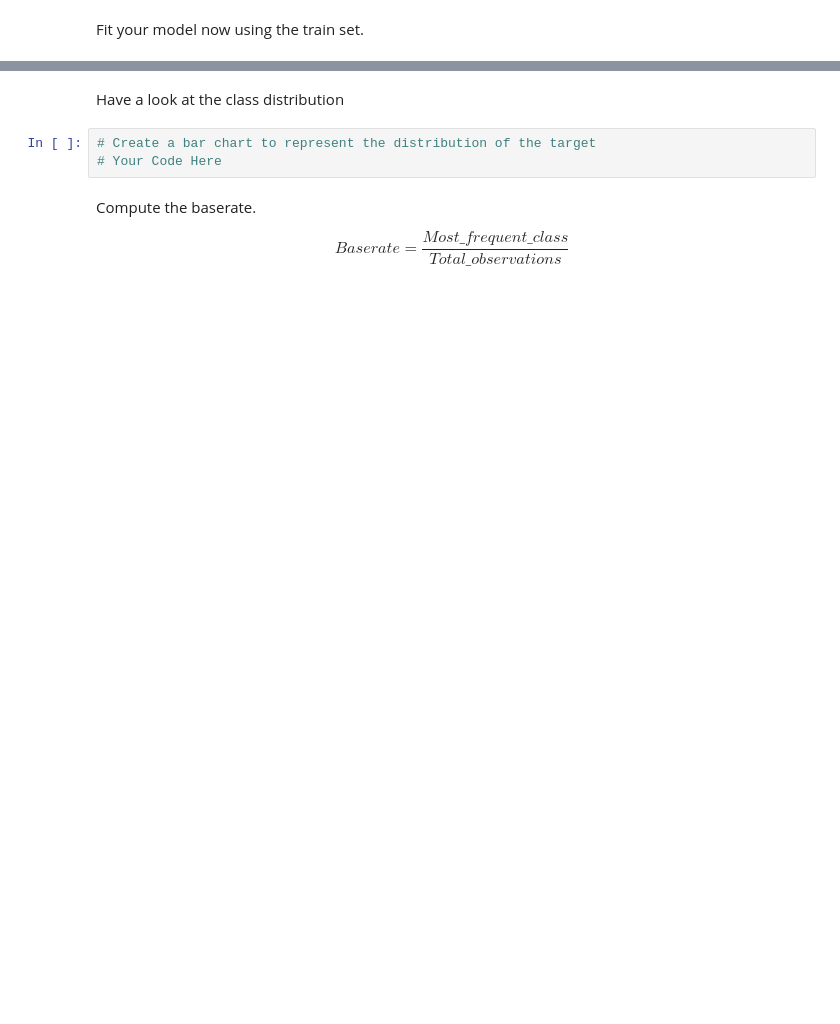
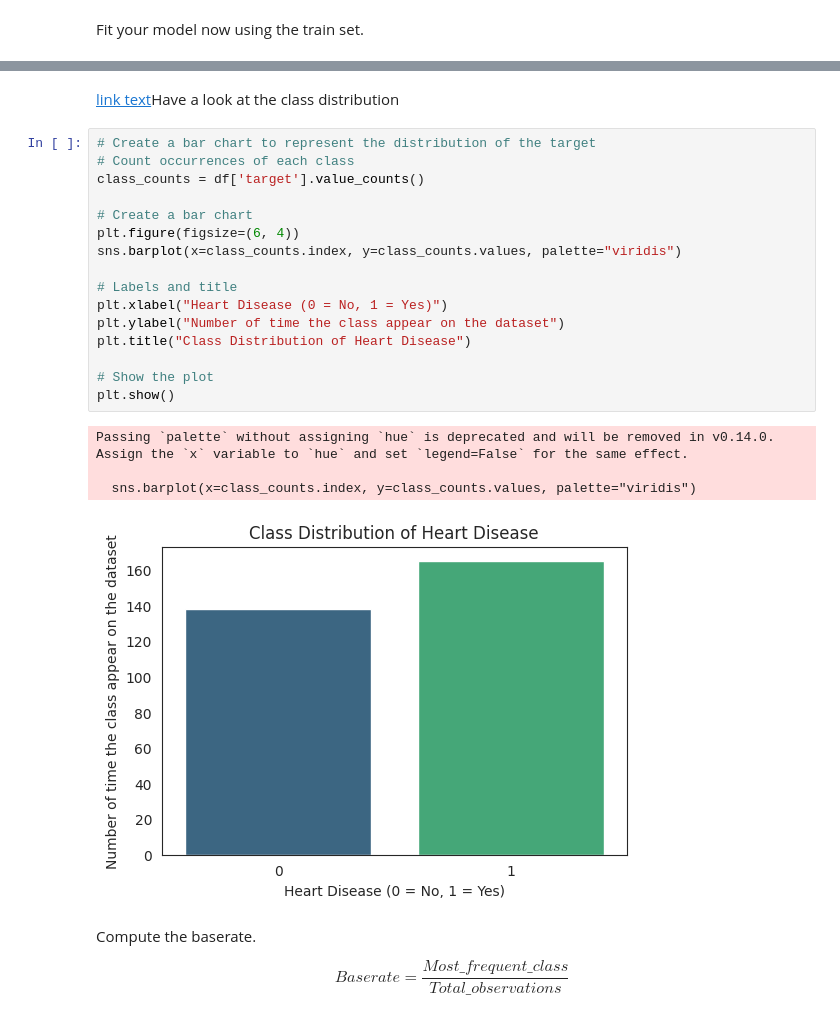
Before and after one commit to LemdjoM/Arduino, a Jupyter notebook: labs/10 - Classification 1/Exercises/exercise_class1.ipynb, the cells around one changed output, grey strips where cells are left out. Saved outputs shown, nothing was run; the diff lists cells and outputs as text; blank space fills up the shorter version.

```diff
--- a/labs/10 - Classification 1/Exercises/exercise_class1.ipynb
+++ b/labs/10 - Classification 1/Exercises/exercise_class1.ipynb
@@ -119,8 +184,26 @@ Compare your train and test accuracy for your model.
 # %% [markdown]
-Have a look at the class distribution
+[link text](https://)Have a look at the class distribution
-# %%
-# Create a bar chart to represent the distribution of the target
-# Your Code Here
+# %%
+# Create a bar chart to represent the distribution of the target
+# Count occurrences of each class
+class_counts = df['target'].value_counts()
+
+# Create a bar chart
+plt.figure(figsize=(6, 4))
+sns.barplot(x=class_counts.index, y=class_counts.values, palette="viridis")
+
+# Labels and title
+plt.xlabel("Heart Disease (0 = No, 1 = Yes)")
+plt.ylabel("Number of time the class appear on the dataset")
+plt.title("Class Distribution of Heart Disease")
+
+# Show the plot
+plt.show()
+# %% [output]
+Passing `palette` without assigning `hue` is deprecated and will be removed in v0.14.0. Assign the `x` variable to `hue` and set `legend=False` for the same effect.
+
+  sns.barplot(x=class_counts.index, y=class_counts.values, palette="viridis")
+[figure, added]
 # %% [markdown]
 Compute the baserate.
 
```
Also changed, not shown: parts of 40 cells of this notebook.
